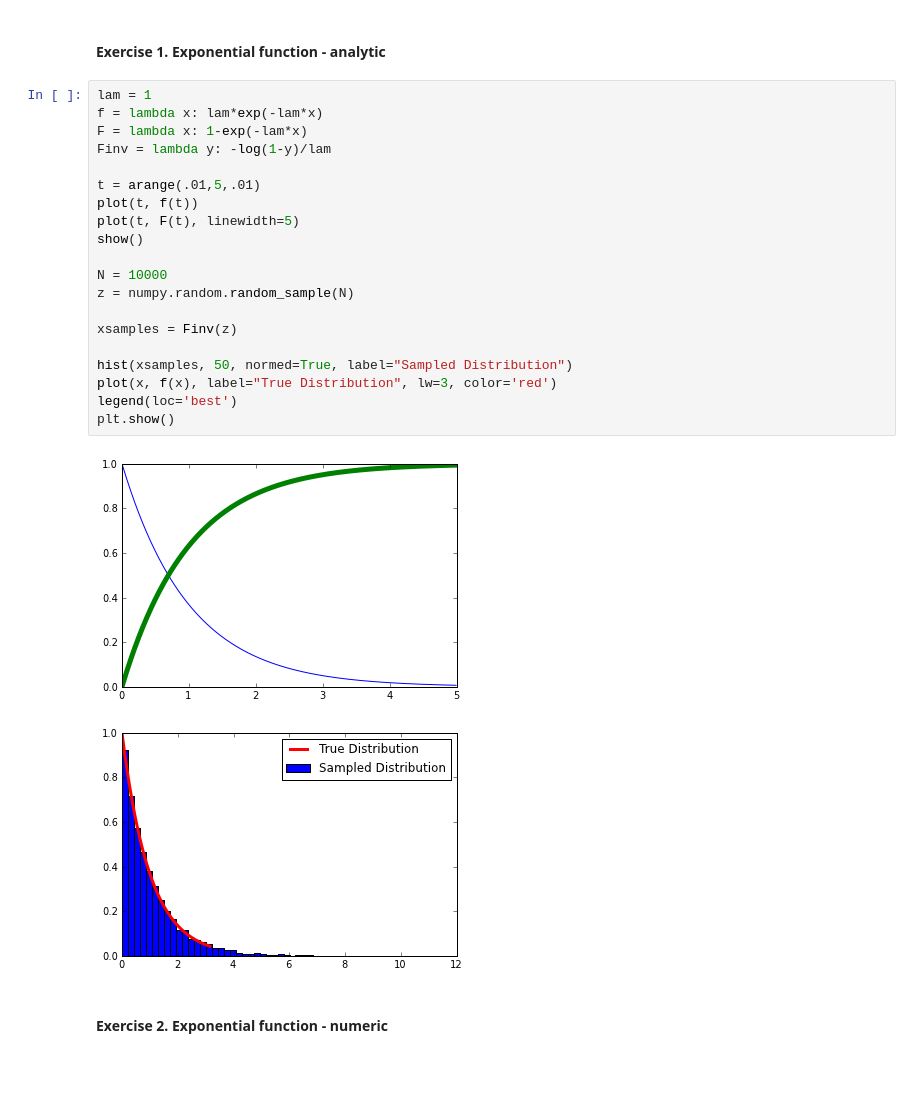
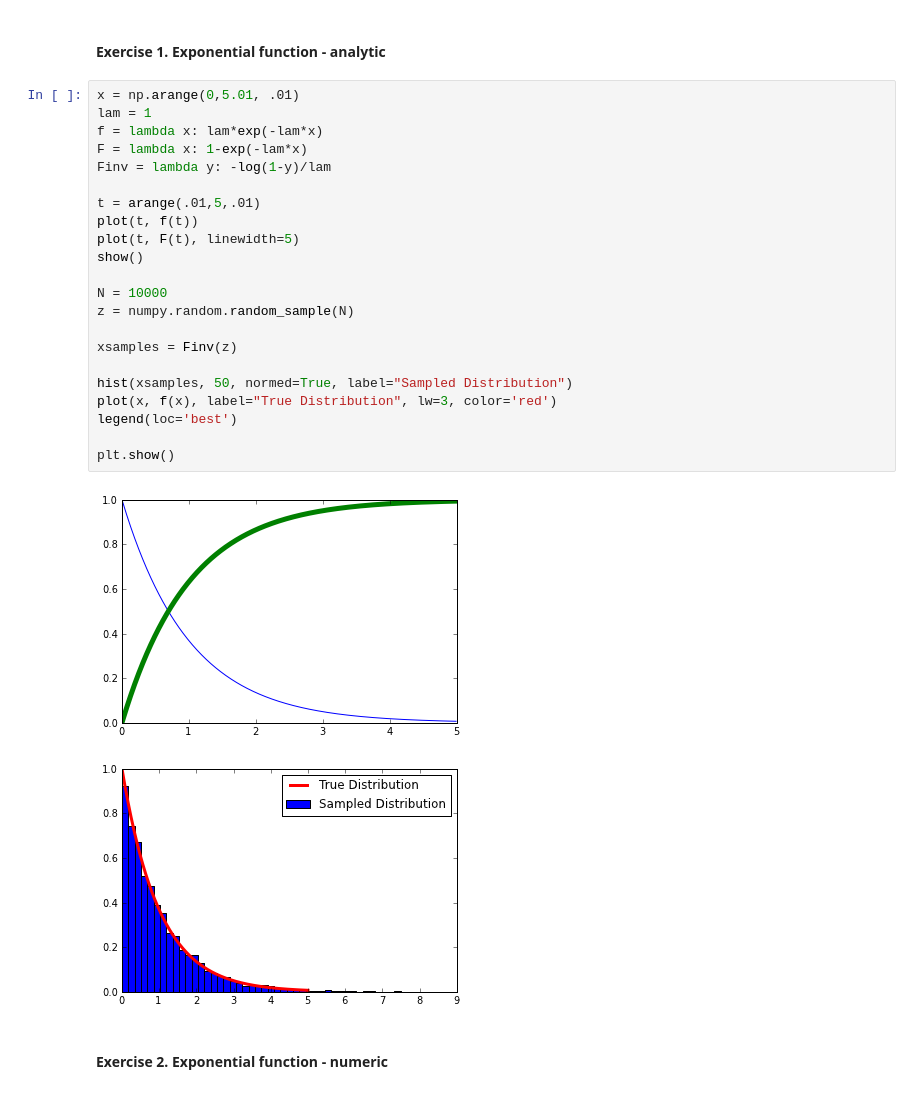
Before and after one commit to jvanatta/particle-tracks, a Jupyter notebook: week8/tuesMC.ipynb, the cells around one changed output. Drawn from its saved outputs; the diff is of its cells as text.

```diff
--- a/week8/tuesMC.ipynb
+++ b/week8/tuesMC.ipynb
@@ -42,27 +38,29 @@ show()
 # %% [markdown]
 #### Exercise 1. Exponential function - analytic
 # %%
+x = np.arange(0,5.01, .01)
 lam = 1
 f = lambda x: lam*exp(-lam*x)
 F = lambda x: 1-exp(-lam*x)
 Finv = lambda y: -log(1-y)/lam
 
 t = arange(.01,5,.01)
 plot(t, f(t))
 plot(t, F(t), linewidth=5)
 show()
 
 N = 10000
 z = numpy.random.random_sample(N)
 
 xsamples = Finv(z)
 
 hist(xsamples, 50, normed=True, label="Sampled Distribution")
 plot(x, f(x), label="True Distribution", lw=3, color='red')
 legend(loc='best')
+
 plt.show()
 # %% [output]
 [figure]
-[figure, old version]
+[figure, new version]
 # %% [markdown]
 #### Exercise 2. Exponential function - numeric
```
Also changed, not shown: parts of 8 cells of this notebook.
